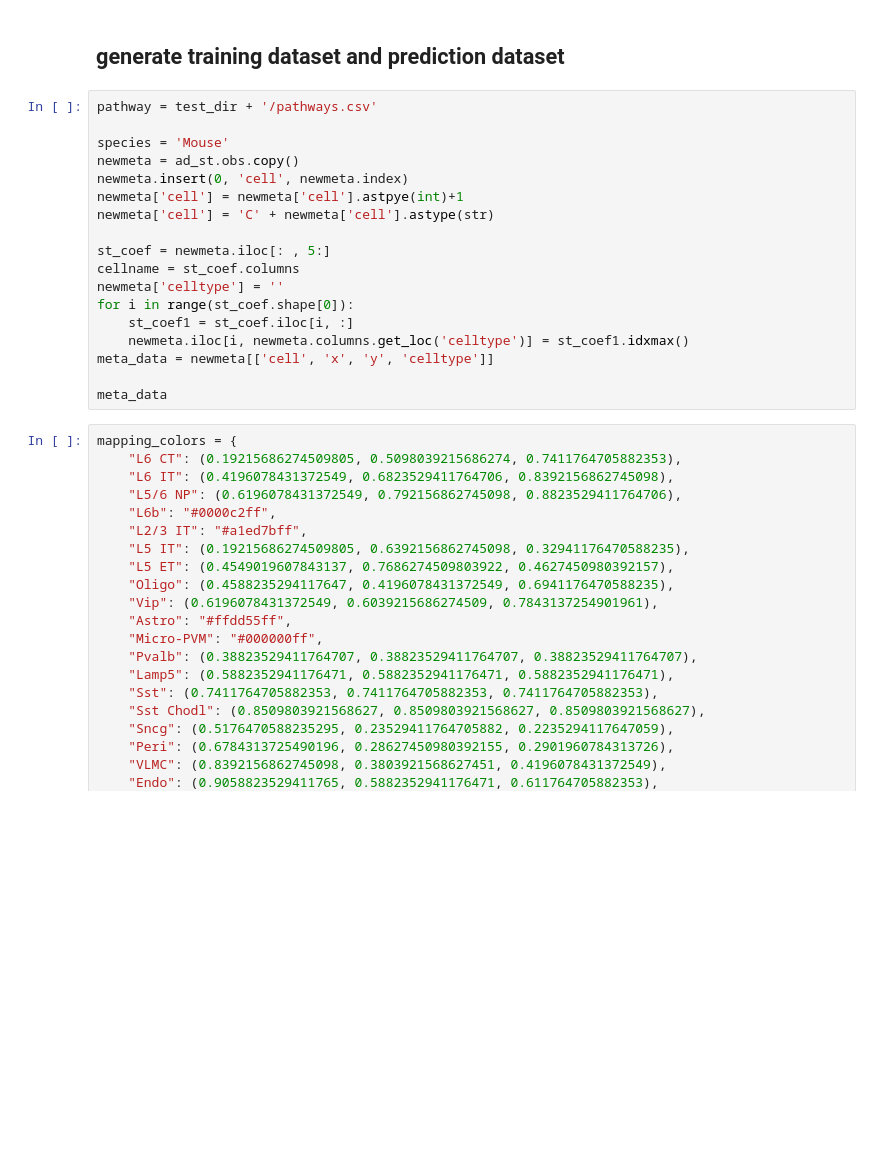
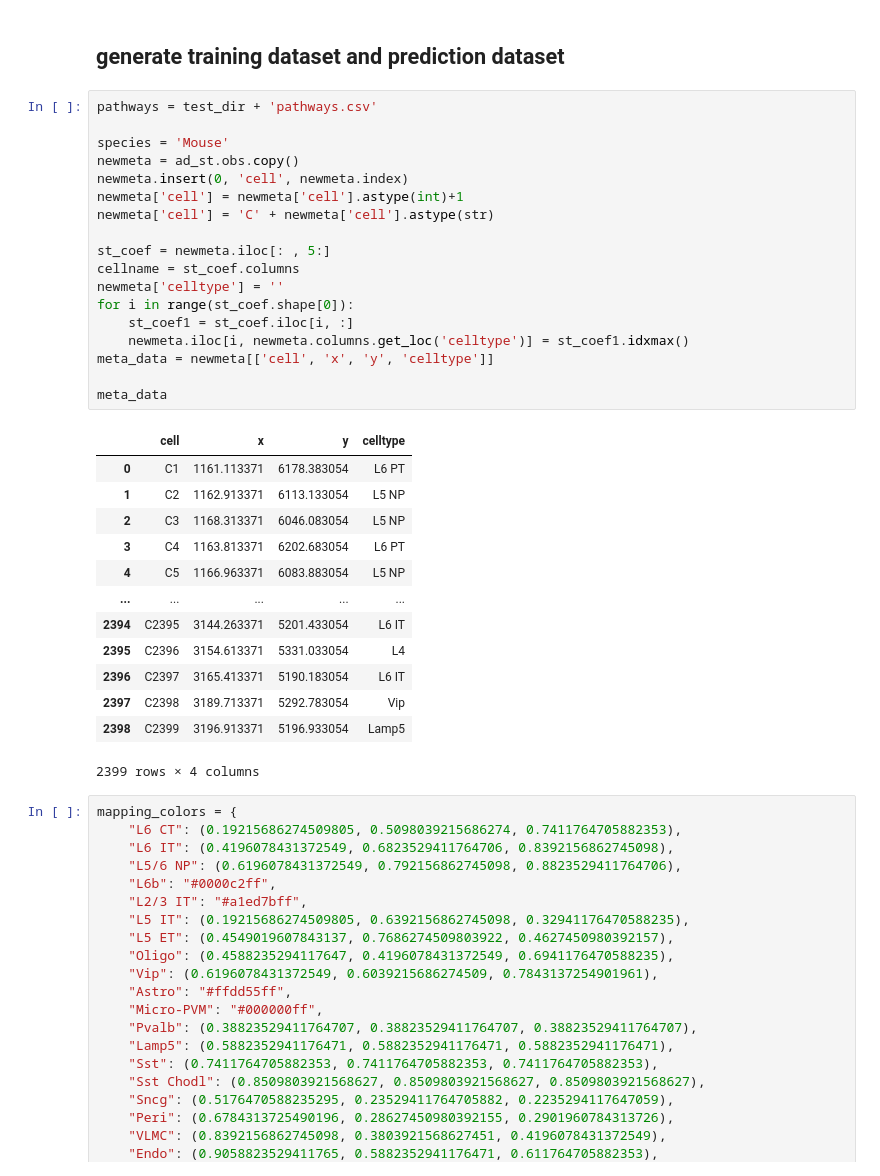
Before and after one commit to alirezagit82/deeptalk_tf, a Jupyter notebook: DeepTalk-singleST_tf.ipynb, the cells around one changed output. Cells and saved outputs as stored; diff of their text form; blank space fills up the shorter version.

```diff
--- a/DeepTalk-singleST_tf.ipynb
+++ b/DeepTalk-singleST_tf.ipynb
@@ -203,23 +250,37 @@ st_data
 # %% [markdown]
 ## generate training dataset and prediction dataset
 # %%
-pathway = test_dir + '/pathways.csv'
+pathways = test_dir + 'pathways.csv'
 
 species = 'Mouse'
 newmeta = ad_st.obs.copy()
 newmeta.insert(0, 'cell', newmeta.index)
-newmeta['cell'] = newmeta['cell'].astpye(int)+1
+newmeta['cell'] = newmeta['cell'].astype(int)+1
 newmeta['cell'] = 'C' + newmeta['cell'].astype(str)
 
 st_coef = newmeta.iloc[: , 5:]
 cellname = st_coef.columns
 newmeta['celltype'] = ''
 for i in range(st_coef.shape[0]):
     st_coef1 = st_coef.iloc[i, :]
     newmeta.iloc[i, newmeta.columns.get_loc('celltype')] = st_coef1.idxmax()
 meta_data = newmeta[['cell', 'x', 'y', 'celltype']]
 
 meta_data
+# %% [output]
+|  | cell | x | y | celltype |
+| 0 | C1 | 1161.113371 | 6178.383054 | L6 PT |
+| 1 | C2 | 1162.913371 | 6113.133054 | L5 NP |
+| 2 | C3 | 1168.313371 | 6046.083054 | L5 NP |
+| 3 | C4 | 1163.813371 | 6202.683054 | L6 PT |
+| 4 | C5 | 1166.963371 | 6083.883054 | L5 NP |
+| ... | ... | ... | ... | ... |
+| 2394 | C2395 | 3144.263371 | 5201.433054 | L6 IT |
+| 2395 | C2396 | 3154.613371 | 5331.033054 | L4 |
+| 2396 | C2397 | 3165.413371 | 5190.183054 | L6 IT |
+| 2397 | C2398 | 3189.713371 | 5292.783054 | Vip |
+| 2398 | C2399 | 3196.913371 | 5196.933054 | Lamp5 |
+2399 rows × 4 columns
 # %%
 mapping_colors = {
     "L6 CT": (0.19215686274509805, 0.5098039215686274, 0.7411764705882353),
```
Also changed, not shown: parts of 18 cells of this notebook, 7 other files.
